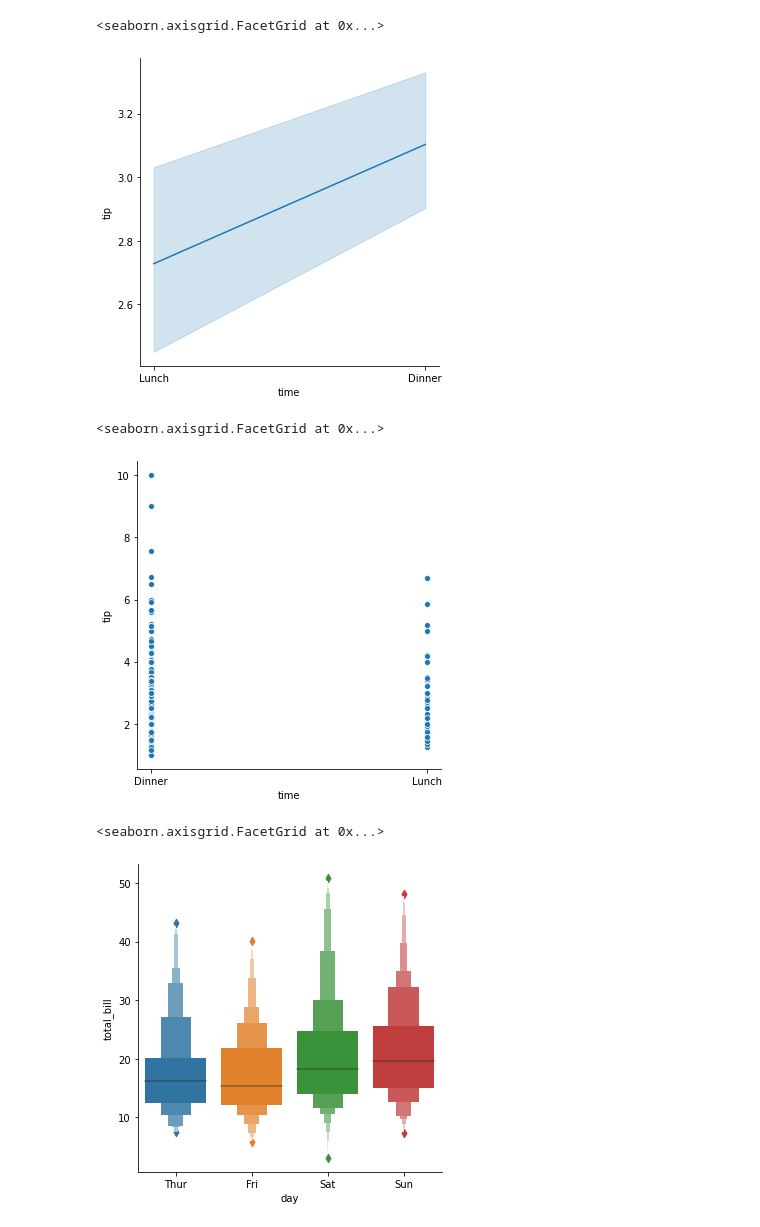
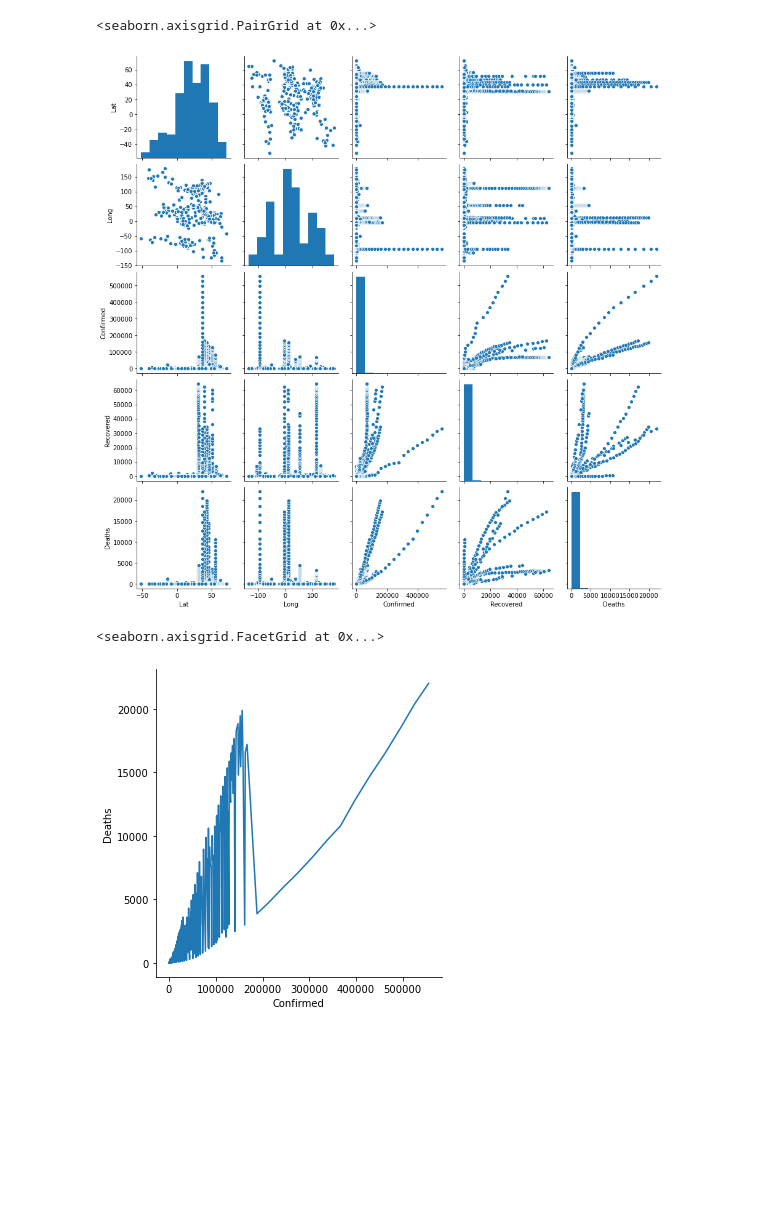
Before and after one commit to Firoz02041998/Data_Visualization, a Jupyter notebook: Untitled.ipynb, the cells around one changed output. Saved outputs shown, nothing was run; the diff lists cells and outputs as text; code cells hidden in the pictures; blank space fills up the shorter version.

```diff
--- a/Untitled.ipynb
+++ b/Untitled.ipynb
@@ -18,15 +91,10 @@ data2 = sns.load_dataset("tips")
+# %%
+sns.pairplot(d2)
+# %% [output]
+<seaborn.axisgrid.PairGrid at 0x...>
+[figure, added]
 # %%
-sns.relplot(x="time",y="tip",data=data2,kind="line")
+sns.relplot(x='Confirmed',y='Deaths',kind='line',data=d2)
 # %% [output]
 <seaborn.axisgrid.FacetGrid at 0x...>
-[figure, old version]
+[figure, new version]
-# %%
-sns.relplot(x="time",y="tip",data=data2)
-# %% [output]
-<seaborn.axisgrid.FacetGrid at 0x...>
-[figure, removed]
-# %%
-sns.catplot(x="day",y="total_bill",data=data2,kind="boxen")
-# %% [output]
-<seaborn.axisgrid.FacetGrid at 0x...>
-[figure, removed]
```
Also changed, not shown: parts of 16 cells of this notebook, 1 other file.
